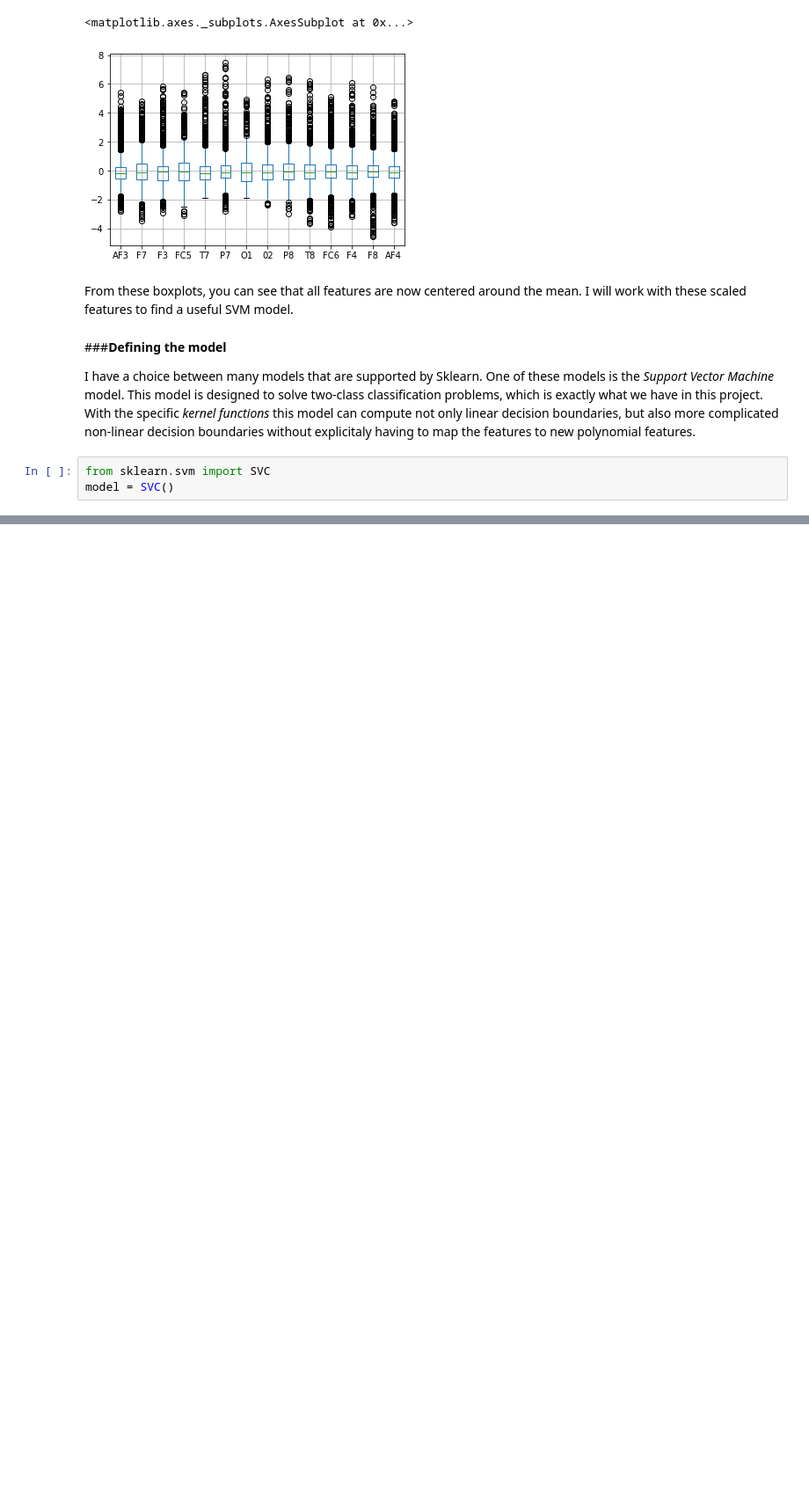
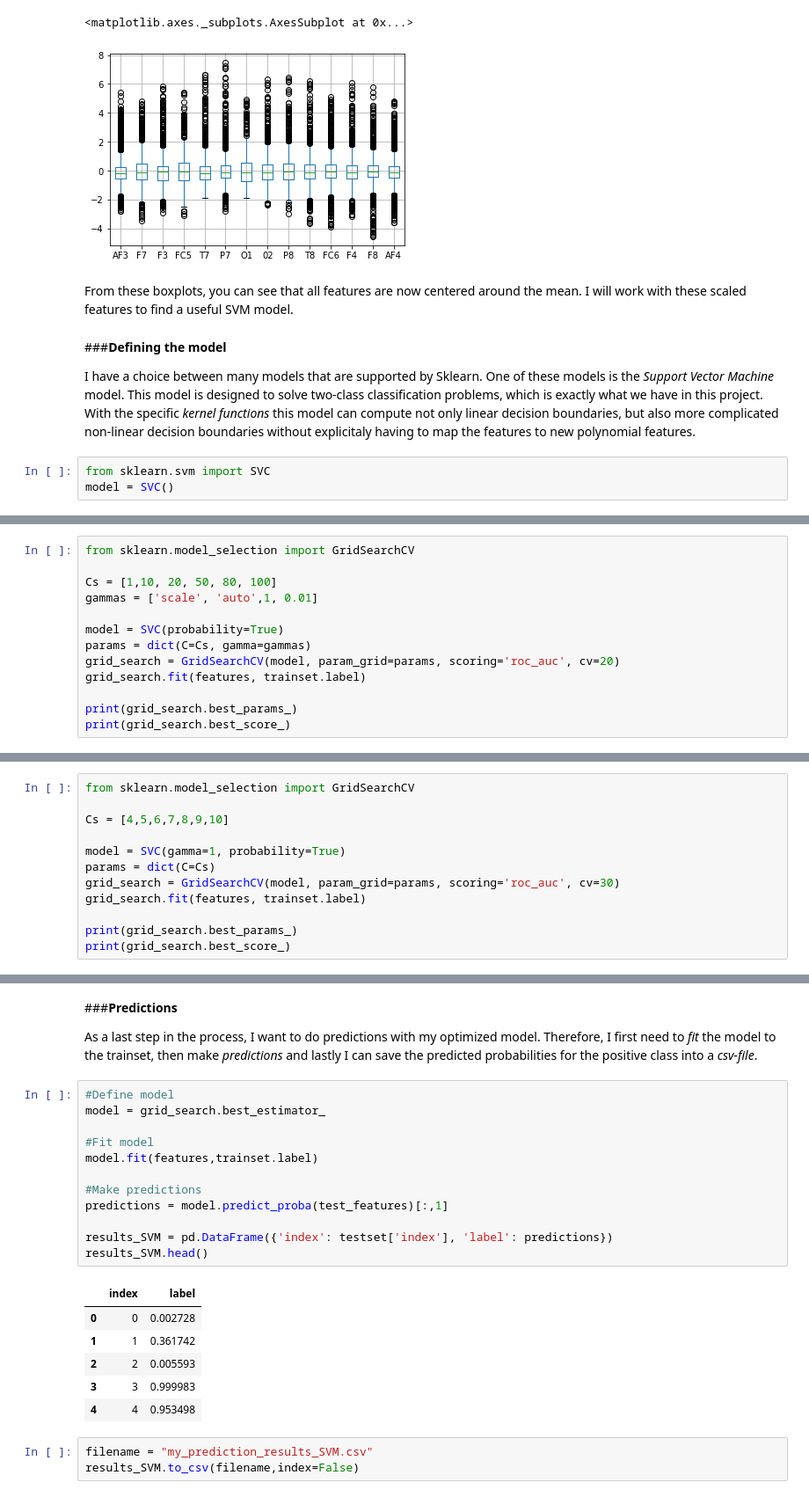
Before and after one commit to SarahGoddaer/Machine_Learning_course_UGent_D012554_kaggle, a Jupyter notebook: Kaggle_eye_blinking_prediciton_workinprogress.ipynb, the cells around one changed output, grey strips where cells are left out. Shown at 88% size. Drawn from its saved outputs; the diff is of its cells as text; blank space fills up the shorter version.

```diff
--- a/Kaggle_eye_blinking_prediciton_workinprogress.ipynb
+++ b/Kaggle_eye_blinking_prediciton_workinprogress.ipynb
@@ -113,0 +187,13 @@ Now that I chose this model, I want to know how good the model performes on the
+# %%
+from sklearn.model_selection import GridSearchCV
+
+Cs = [1,10, 20, 50, 80, 100]
+gammas = ['scale', 'auto',1, 0.01]
+
+model = SVC(probability=True)
+params = dict(C=Cs, gamma=gammas)
+grid_search = GridSearchCV(model, param_grid=params, scoring='roc_auc', cv=20)
+grid_search.fit(features, trainset.label)
+
+print(grid_search.best_params_)
+print(grid_search.best_score_)
@@ -113,0 +205,12 @@ Now that I chose this model, I want to know how good the model performes on the
+# %%
+from sklearn.model_selection import GridSearchCV
+
+Cs = [4,5,6,7,8,9,10]
+
+model = SVC(gamma=1, probability=True)
+params = dict(C=Cs)
+grid_search = GridSearchCV(model, param_grid=params, scoring='roc_auc', cv=30)
+grid_search.fit(features, trainset.label)
+
+print(grid_search.best_params_)
+print(grid_search.best_score_)
@@ -113,0 +232,26 @@ Now that I chose this model, I want to know how good the model performes on the
+# %% [markdown]
+###**Predictions**
+
+As a last step in the process, I want to do predictions with my optimized model. Therefore, I first need to *fit* the model to the trainset, then make *predictions* and lastly I can save the predicted probabilities for the positive class into a *csv-file*.
+# %%
+#Define model
+model = grid_search.best_estimator_
+
+#Fit model
+model.fit(features,trainset.label)
+
+#Make predictions
+predictions = model.predict_proba(test_features)[:,1]
+
+results_SVM = pd.DataFrame({'index': testset['index'], 'label': predictions})
+results_SVM.head()
+# %% [output]
+|  | index | label |
+| 0 | 0 | 0.002728 |
+| 1 | 1 | 0.361742 |
+| 2 | 2 | 0.005593 |
+| 3 | 3 | 0.999983 |
+| 4 | 4 | 0.953498 |
+# %%
+filename = "my_prediction_results_SVM.csv"
+results_SVM.to_csv(filename,index=False)
```
Also changed, not shown: parts of 46 cells of this notebook.
